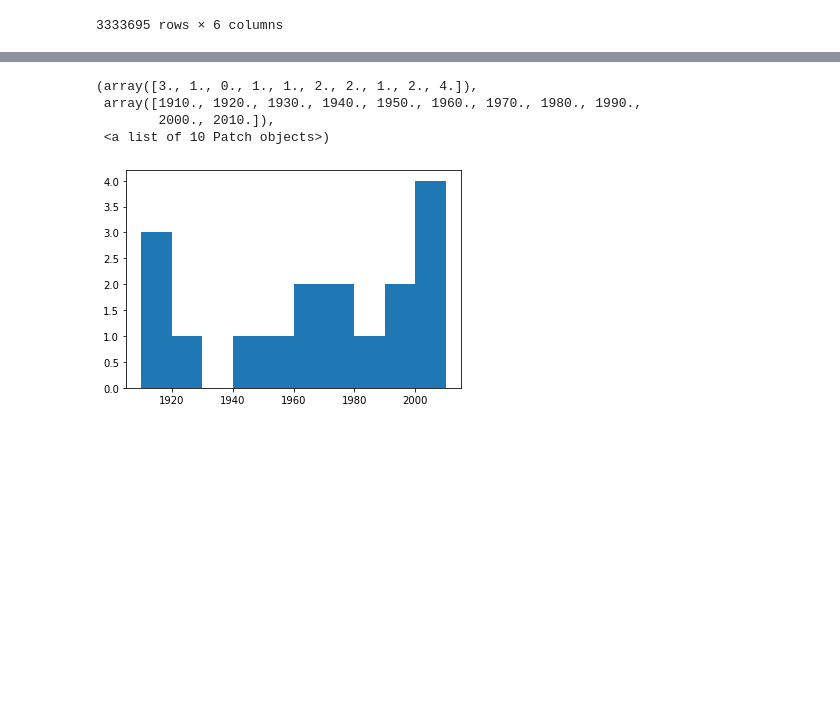
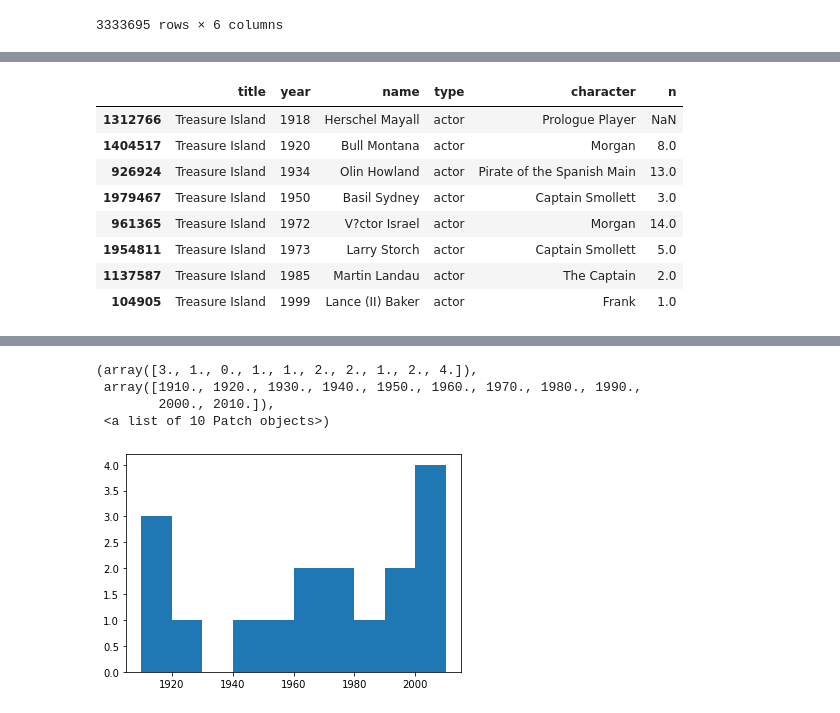
Before and after one commit to LiorBreitman8234/DataScienceFinalProjcet, a Jupyter notebook: python_final_project.ipynb, the cells around one changed output, grey strips where cells are left out. Saved outputs shown, nothing was run; the diff lists cells and outputs as text; code cells hidden in the pictures; blank space fills up the shorter version.

```diff
--- a/python_final_project.ipynb
+++ b/python_final_project.ipynb
@@ -94,0 +76,15 @@ year
+# %%
+dfTreasureIsland = dfCast.loc[dfCast["title"] == "Treasure Island"]
+dfSortedByYear = dfTreasureIsland.sort_values(by=["year"])
+df= dfSortedByYear.drop_duplicates(subset=['year'])
+df
+# %% [output]
+|  | title | year | name | type | character | n |
+| 1312766 | Treasure Island | 1918 | Herschel Mayall | actor | Prologue Player | NaN |
+| 1404517 | Treasure Island | 1920 | Bull Montana | actor | Morgan | 8.0 |
+| 926924 | Treasure Island | 1934 | Olin Howland | actor | Pirate of the Spanish Main | 13.0 |
+| 1979467 | Treasure Island | 1950 | Basil Sydney | actor | Captain Smollett | 3.0 |
+| 961365 | Treasure Island | 1972 | V?ctor Israel | actor | Morgan | 14.0 |
+| 1954811 | Treasure Island | 1973 | Larry Storch | actor | Captain Smollett | 5.0 |
+| 1137587 | Treasure Island | 1985 | Martin Landau | actor | The Captain | 2.0 |
+| 104905 | Treasure Island | 1999 | Lance (II) Baker | actor | Frank | 1.0 |
```
Also changed, not shown: parts of 21 cells of this notebook, 1 other file.
